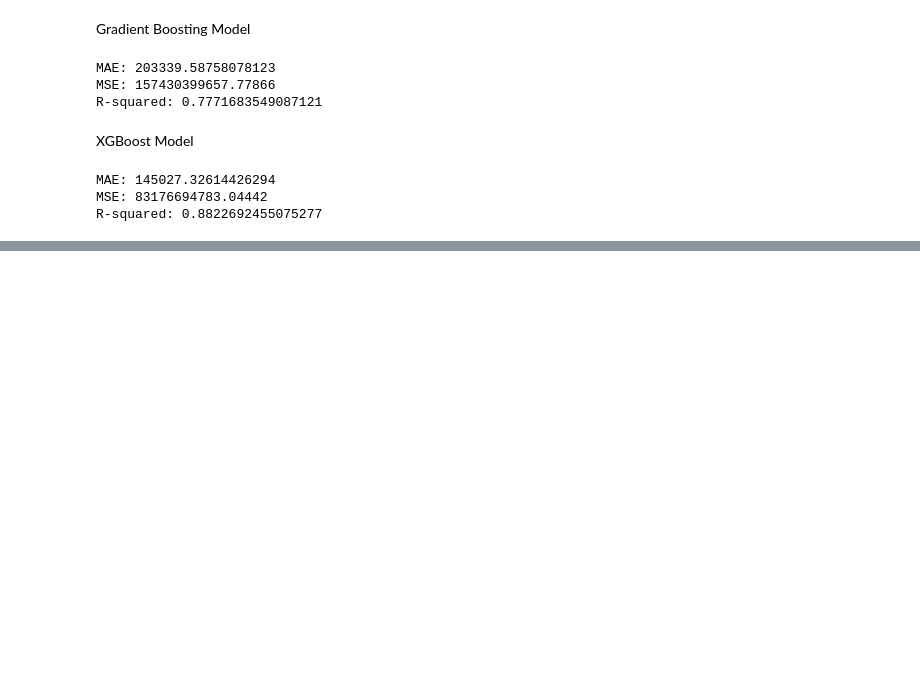
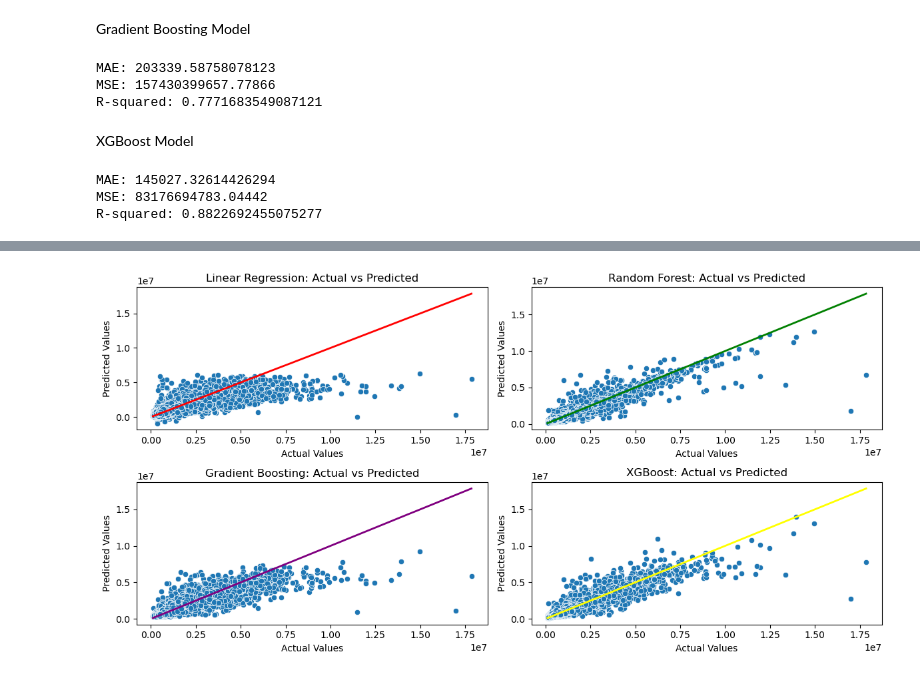
Before and after one commit to A1marge/London-Property-Price-Predictor, a Jupyter notebook: LondonHousePriceData.ipynb, the cells around one changed output, grey strips where cells are left out. Cells and saved outputs as stored; diff of their text form; code cells hidden in the pictures; blank space fills up the shorter version.

Commit message:
Added Visual Charts to compare the models and show the accuracy of Random Forest

```diff
--- a/LondonHousePriceData.ipynb
+++ b/LondonHousePriceData.ipynb
@@ -364,0 +347,35 @@ plt.show()
+# %%
+plt.figure(figsize=(12, 6))
+
+plt.subplot(2, 2, 1)
+sns.scatterplot(x=y_test, y=y_pred_linear)
+plt.plot([y_test.min(), y_test.max()], [y_test.min(), y_test.max()], lw=2, color='red')
+plt.title('Linear Regression: Actual vs Predicted')
+plt.xlabel('Actual Values')
+plt.ylabel('Predicted Values')
+
+plt.subplot(2, 2, 2)
+sns.scatterplot(x=y_test, y=y_pred_rf)
+plt.plot([y_test.min(), y_test.max()], [y_test.min(), y_test.max()], lw=2, color='green')
+plt.title('Random Forest: Actual vs Predicted')
+plt.xlabel('Actual Values')
+plt.ylabel('Predicted Values')
+
+plt.subplot(2, 2, 3)
+sns.scatterplot(x=y_test, y=y_pred_gb)
+plt.plot([y_test.min(), y_test.max()], [y_test.min(), y_test.max()], lw=2, color='purple')
+plt.title('Gradient Boosting: Actual vs Predicted')
+plt.xlabel('Actual Values')
+plt.ylabel('Predicted Values')
+
+plt.subplot(2, 2, 4)
+sns.scatterplot(x=y_test, y=y_pred_xgb)
+plt.plot([y_test.min(), y_test.max()], [y_test.min(), y_test.max()], lw=2, color='yellow')
+plt.title('XGBoost: Actual vs Predicted')
+plt.xlabel('Actual Values')
+plt.ylabel('Predicted Values')
+
+plt.tight_layout()
+plt.show()
+# %% [output]
+[figure, added]
```
Also changed, not shown: parts of 2 cells of this notebook.
